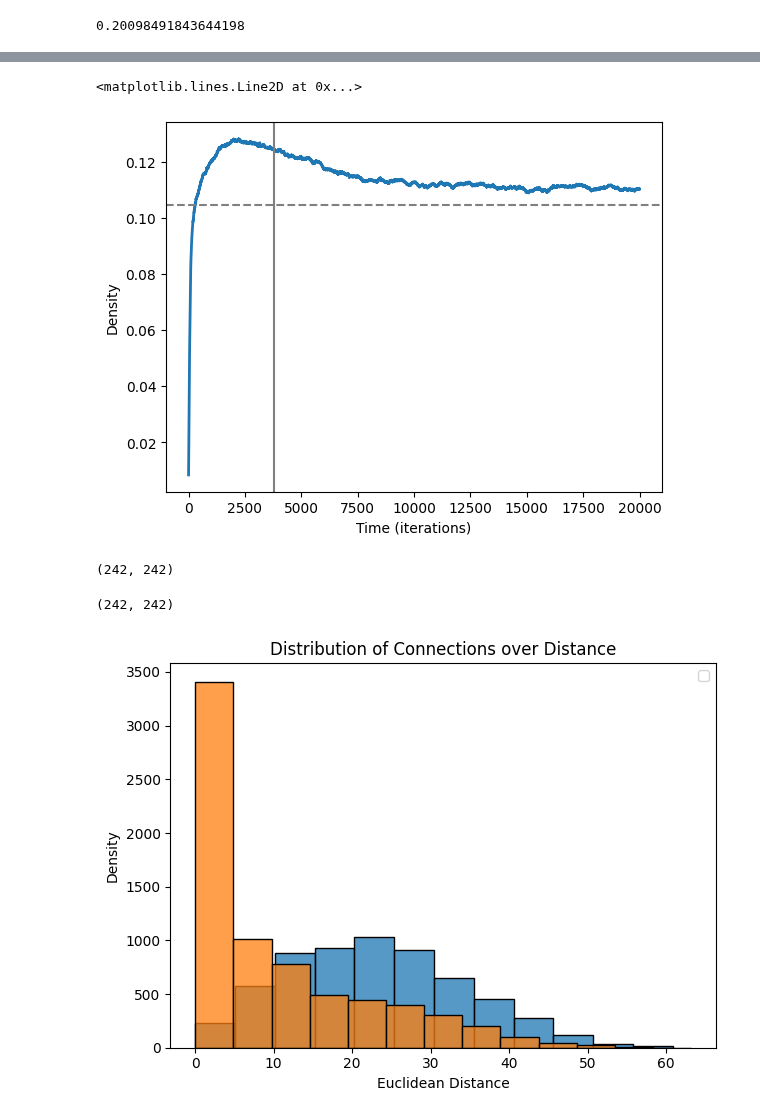
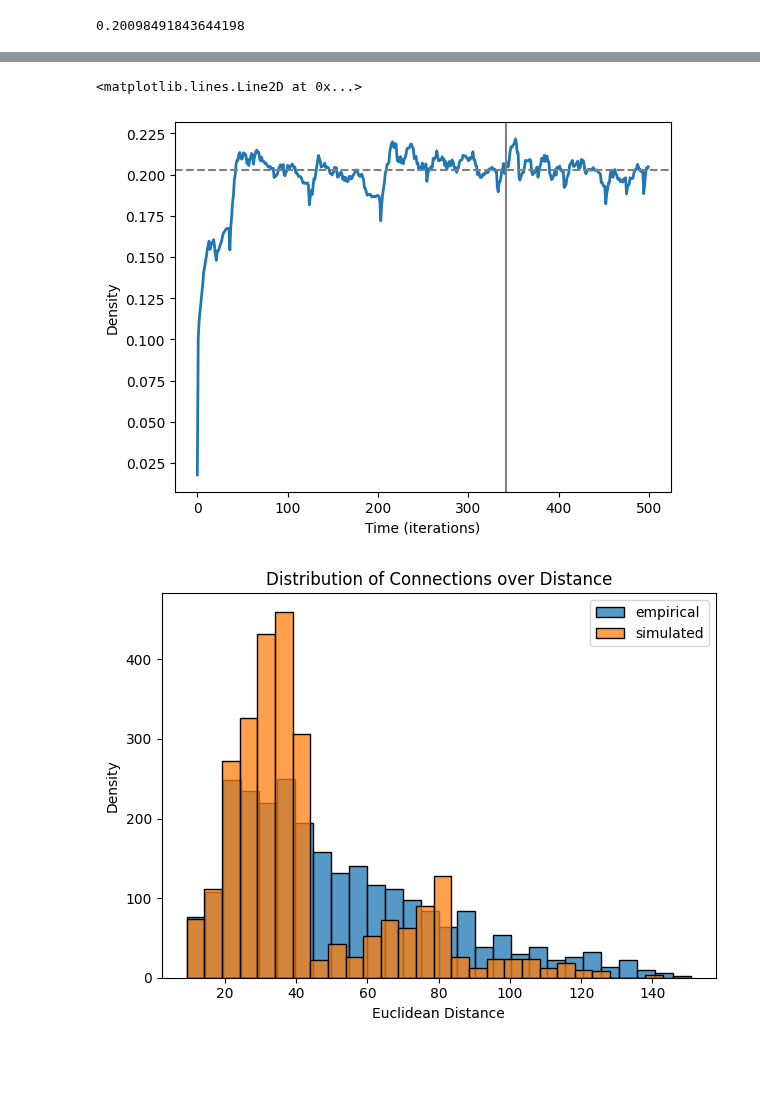
Before and after one commit to kuffmode/Optimal_networks, a Jupyter notebook: generative_analysis.ipynb, the cells around one changed output, grey strips where cells are left out. Drawn from its saved outputs; the diff is of its cells as text; code cells hidden in the pictures; blank space fills up the shorter version.

```diff
--- a/generative_analysis.ipynb
+++ b/generative_analysis.ipynb
@@ -14,5 +15,5 @@ import seaborn as sns
 # %%
-res_parcellation = 0
+res_parcellation = 1
 consensus_mat = scipy.io.loadmat(
     "datasets/human/Consensus_Connectomes.mat",
     simplify_cells=True,
@@ -150,25 +111,3 @@ results.best_parameters
-# %%
-# Create parameter trajectories
-n_iterations = 15_000
-n_nodes = connectivity.shape[0]
-alpha = np.full(n_iterations, results.best_parameters["alpha"])
-beta = np.full(n_iterations, results.best_parameters["beta"])
-noise = np.zeros(n_iterations)
-penalty = np.zeros(n_iterations)
-
-# Run simulation
-history = gen.simulate_network_evolution(
-    coordinates=coordinates,
-    n_iterations=n_iterations,
-    alpha=alpha,
-    beta=beta,
-    noise=noise,
-    distance_fn=gen.shortest_path_distance,
-    connectivity_penalty=penalty,
-    n_jobs=-1,  # Use all available cores
-    random_seed=11,
-    batch_size=32,
-)
 # %%
 np.sum(history[:,:,-1])/(connectivity.shape[0])**2
 # %% [output]
@@ -280,32 +215,24 @@ for t in tqdm(range(history.shape[2]), desc="Evaluating network evolution"):
 plt.plot(density,lw=2)
 plt.xlabel("Time (iterations)")
 plt.ylabel("Density")
-empirical_density = nx.density(nx.from_numpy_array(data))
+empirical_density = nx.density(nx.from_numpy_array(connectivity))
 plt.axhline(empirical_density, color='gray', linestyle='--')
 plt.axvline(np.argmin(energy_vector), color='gray', linestyle='-')
 # %% [output]
 <matplotlib.lines.Line2D at 0x...>
-[figure, old version]
+[figure, new version]
 # %%
 import seaborn as sns
-# %%
-history[:,:,-1].astype(int).shape
-# %% [output]
-(242, 242)
-# %%
-data.astype(int).shape
-# %% [output]
-(242, 242)
 # %%
-sns.histplot(macaque_euclidean_dist[data],binwidth=5)
+sns.histplot(euclidean_dis[connectivity],binwidth=5,label='empirical')
 what = history[:,:,-1].astype(bool)
-sns.histplot(macaque_euclidean_dist[what],binwidth=5)
+sns.histplot(euclidean_dis[what],binwidth=5,label='simulated')
 
 plt.xlabel('Euclidean Distance')
 plt.ylabel('Density')
 plt.title('Distribution of Connections over Distance')
 plt.legend()
 
 plt.tight_layout()
 # %% [output]
-[figure, old version]
+[figure, new version]
```
Also changed, not shown: parts of 28 cells of this notebook.
